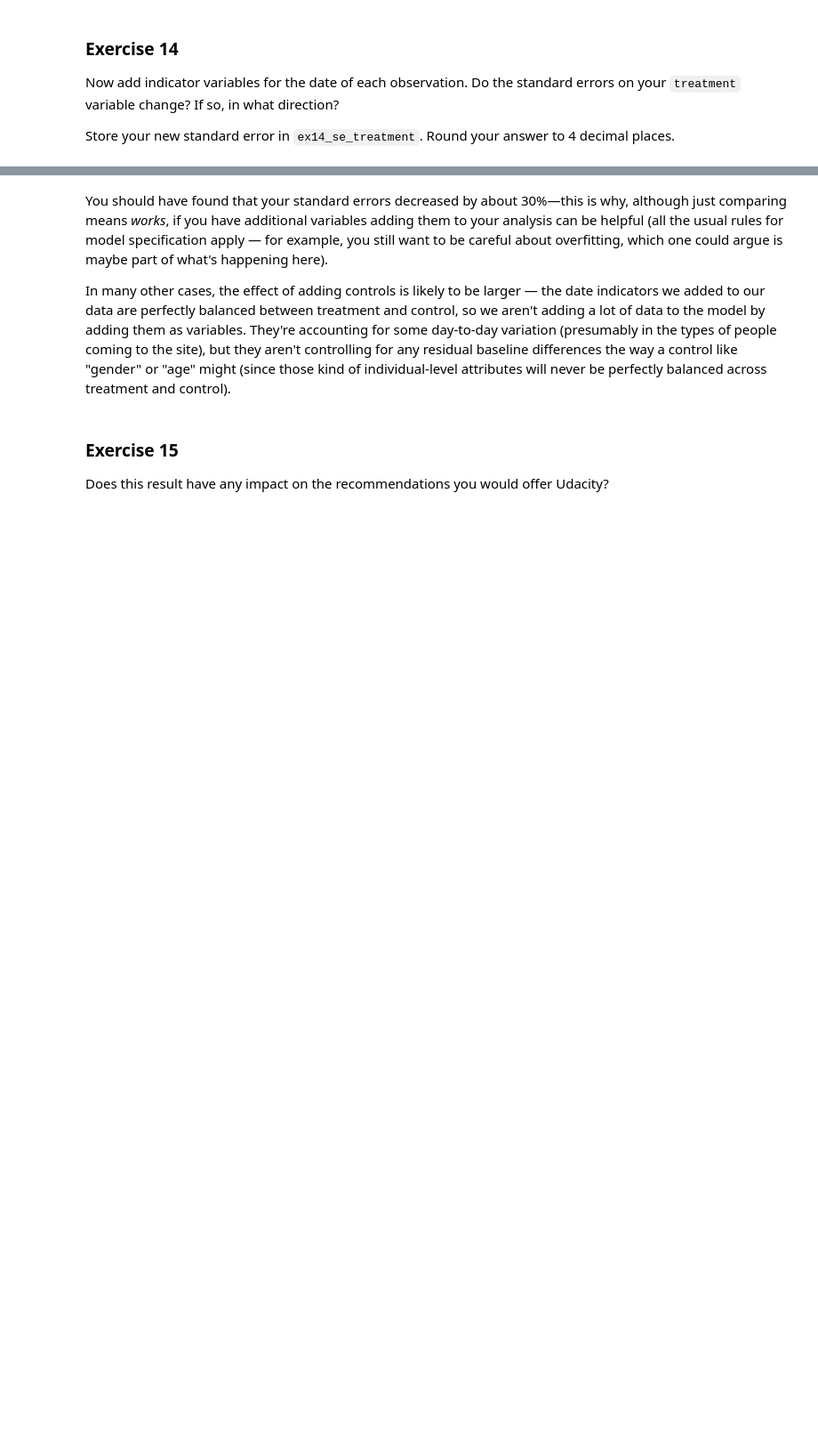
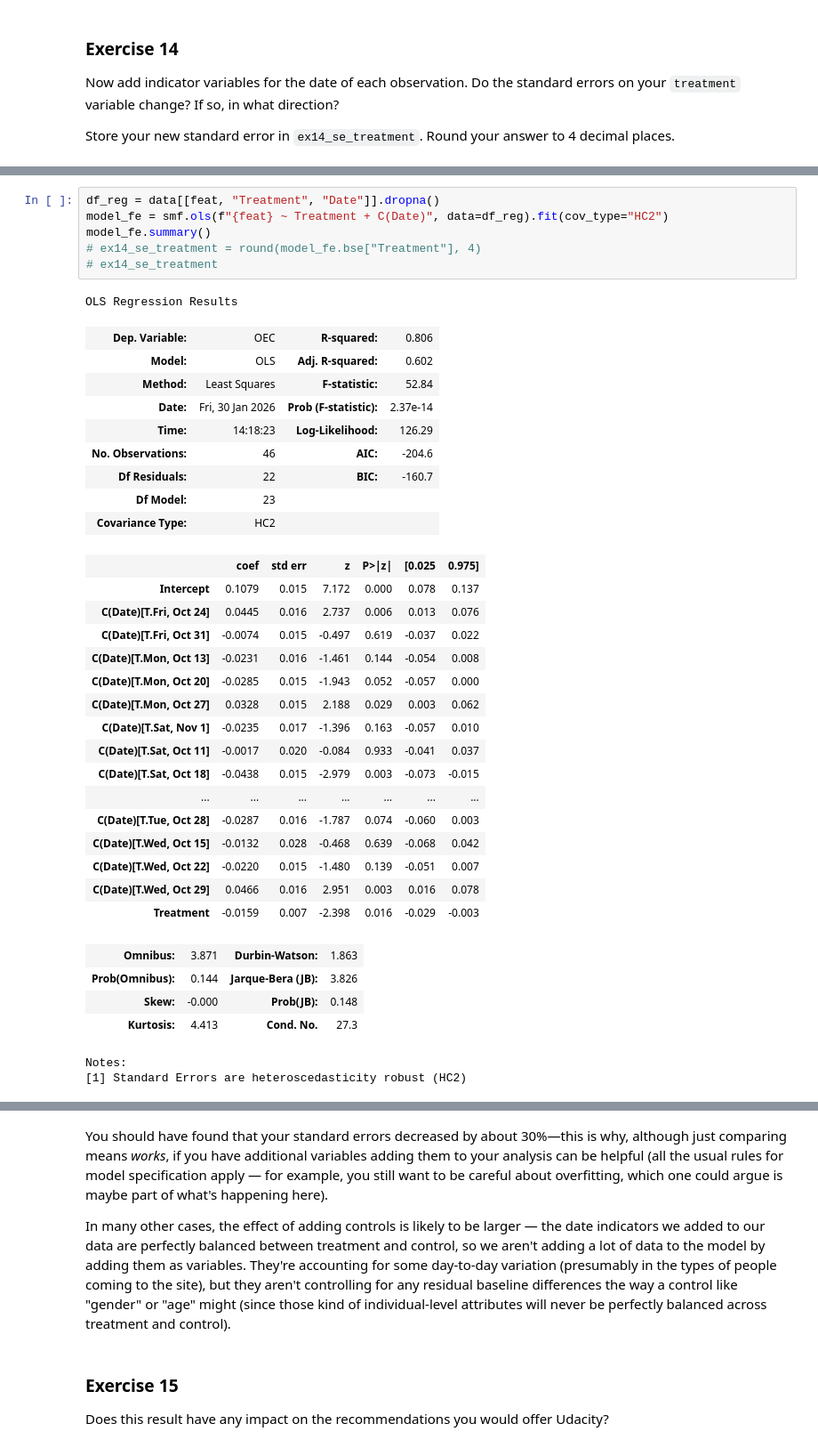
Before and after one commit to tonantzin-real/IDS_701_20260127_AB_Testing, a Jupyter notebook: exercise_abtesting.ipynb, the cells around one changed output, grey strips where cells are left out. Shown at 89% size. Cells and saved outputs as stored; diff of their text form; blank space fills up the shorter version.

```diff
--- a/exercise_abtesting.ipynb
+++ b/exercise_abtesting.ipynb
@@ -407,0 +458,39 @@ Store your new standard error in `ex14_se_treatment`. Round your answer to 4 dec
+# %%
+df_reg = data[[feat, "Treatment", "Date"]].dropna()
+model_fe = smf.ols(f"{feat} ~ Treatment + C(Date)", data=df_reg).fit(cov_type="HC2")
+model_fe.summary()
+# ex14_se_treatment = round(model_fe.bse["Treatment"], 4)
+# ex14_se_treatment
+# %% [output]
+OLS Regression Results
+| Dep. Variable: | OEC | R-squared: | 0.806 |
+| Model: | OLS | Adj. R-squared: | 0.602 |
+| Method: | Least Squares | F-statistic: | 52.84 |
+| Date: | Fri, 30 Jan 2026 | Prob (F-statistic): | 2.37e-14 |
+| Time: | 14:18:23 | Log-Likelihood: | 126.29 |
+| No. Observations: | 46 | AIC: | -204.6 |
+| Df Residuals: | 22 | BIC: | -160.7 |
+| Df Model: | 23 |  |  |
+| Covariance Type: | HC2 |  |  |
+|  | coef | std err | z | P>|z| | [0.025 | 0.975] |
+| Intercept | 0.1079 | 0.015 | 7.172 | 0.000 | 0.078 | 0.137 |
+| C(Date)[T.Fri, Oct 24] | 0.0445 | 0.016 | 2.737 | 0.006 | 0.013 | 0.076 |
+| C(Date)[T.Fri, Oct 31] | -0.0074 | 0.015 | -0.497 | 0.619 | -0.037 | 0.022 |
+| C(Date)[T.Mon, Oct 13] | -0.0231 | 0.016 | -1.461 | 0.144 | -0.054 | 0.008 |
+| C(Date)[T.Mon, Oct 20] | -0.0285 | 0.015 | -1.943 | 0.052 | -0.057 | 0.000 |
+| C(Date)[T.Mon, Oct 27] | 0.0328 | 0.015 | 2.188 | 0.029 | 0.003 | 0.062 |
+| C(Date)[T.Sat, Nov 1] | -0.0235 | 0.017 | -1.396 | 0.163 | -0.057 | 0.010 |
+| C(Date)[T.Sat, Oct 11] | -0.0017 | 0.020 | -0.084 | 0.933 | -0.041 | 0.037 |
+| C(Date)[T.Sat, Oct 18] | -0.0438 | 0.015 | -2.979 | 0.003 | -0.073 | -0.015 |
+| ... | ... | ... | ... | ... | ... | ... |
+| C(Date)[T.Tue, Oct 28] | -0.0287 | 0.016 | -1.787 | 0.074 | -0.060 | 0.003 |
+| C(Date)[T.Wed, Oct 15] | -0.0132 | 0.028 | -0.468 | 0.639 | -0.068 | 0.042 |
+| C(Date)[T.Wed, Oct 22] | -0.0220 | 0.015 | -1.480 | 0.139 | -0.051 | 0.007 |
+| C(Date)[T.Wed, Oct 29] | 0.0466 | 0.016 | 2.951 | 0.003 | 0.016 | 0.078 |
+| Treatment | -0.0159 | 0.007 | -2.398 | 0.016 | -0.029 | -0.003 |
+| Omnibus: | 3.871 | Durbin-Watson: | 1.863 |
+| Prob(Omnibus): | 0.144 | Jarque-Bera (JB): | 3.826 |
+| Skew: | -0.000 | Prob(JB): | 0.148 |
+| Kurtosis: | 4.413 | Cond. No. | 27.3 |
+Notes:
+[1] Standard Errors are heteroscedasticity robust (HC2)
```
Also changed, not shown: parts of 10 cells of this notebook.
